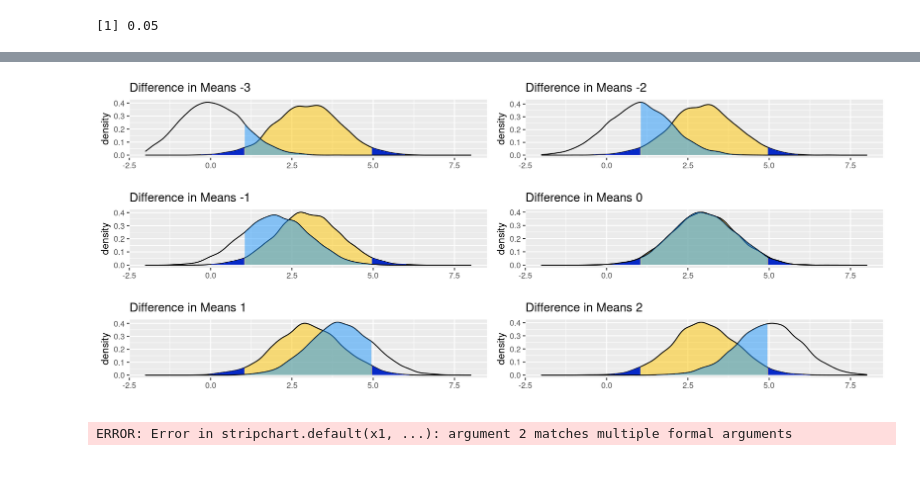
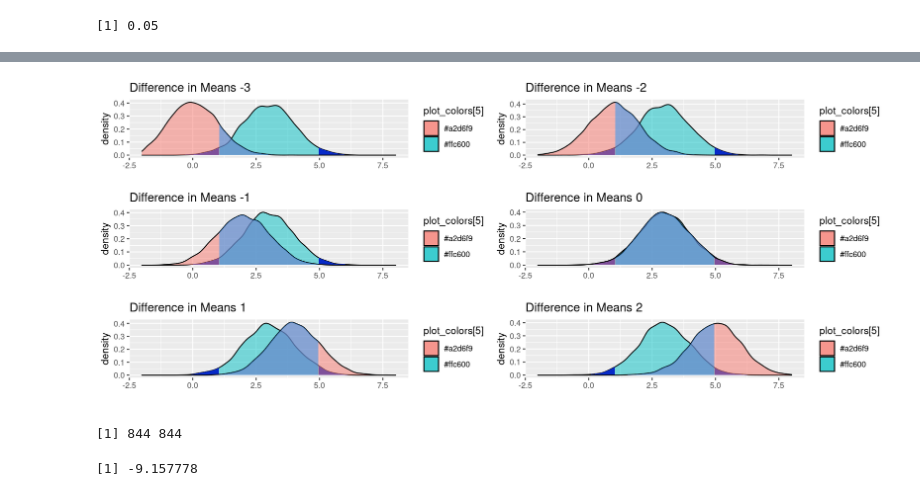
Before and after one commit to hkopanski/502_final_project, a Jupyter notebook: 502_Project.ipynb, the cells around one changed output, grey strips where cells are left out. Saved outputs shown, nothing was run; the diff lists cells and outputs as text; code cells hidden in the pictures.

```diff
--- a/502_Project.ipynb
+++ b/502_Project.ipynb
@@ -270,7 +272,7 @@ qchisq(0.95, 3)
 satterth <- function(s1, s2, n1, n2){
     term1 <- s1/n1
     term2 <- s2/n2
-    nu <- (term1 + term2)^2 / ((term1/(n1 - 1)) + (term2/(n2 - 1)))
+    nu <- (term1 + term2)^2 / ((term1^2/(n1 - 1)) + (term2^2/(n2 - 1)))
     return(floor(nu))
 }
 # %%
@@ -645,7 +647,7 @@ library(scales)
 set.seed(100)
 
 sim1 <- rnorm(500, 7, sqrt(1))
-sim2 <- rnorm(500, i, sqrt(1))
+sim2 <- rnorm(500, 6, sqrt(1))
 
 alpha1 <- qnorm(0.025, 7, sqrt(1))
 alpha2 <- qnorm(0.975, 7, sqrt(1))
@@ -677,6 +679,6 @@ ggplot(data = df_set) + geom_density(aes(H0), alpha = 0.5) +
                                ),
                             stat = "density", fill = "green"
                                  ) +
-                        xlim(0,10)
+                        xlim(0,10) + guides(fill = guide_legend(title = "Title"))
 # %% [output]
        H0               HA
@@ -690,5 +698,5 @@ ggplot(data = df_set) + geom_density(aes(H0), alpha = 0.5) +
 # %%
-options(warn=-1)
+options(warn=0)
 
 library(gridExtra)
 
@@ -714,7 +722,7 @@ for(i in 1:6){
     title_string <- sprintf("Difference in Means %i", (alt_means[i] - null_mean))
 
     plot_list[[i]]  <-
-    ggplot(data = df_set) + geom_density(aes(H0), alpha = 0.5, fill = plot_colors[5]) +
+    ggplot(data = df_set) + geom_density(aes(H0, fill = plot_colors[5]), alpha = 0.5) +
                             geom_area(
                                 aes(x = stage(H0, after_scale = oob_censor(x, c(-Inf, alpha1)
                                                                           )
@@ -729,7 +737,7 @@ for(i in 1:6){
                                    ),
                                 stat = "density", fill = plot_colors[1]
                                      ) +
-                            geom_density(aes(HA), alpha = 0.5) +
+                            geom_density(aes(HA, fill = plot_colors[3]), alpha = 0.5) +
                             geom_area(
                                 aes(x = stage(HA, after_scale = oob_censor(x, c(alpha1, alpha2)
                                                                           )
@@ -746,5 +770,54 @@ do.call(grid.arrange, plot_list)
-[figure, old version]
+[figure, new version]
-# %%
-plot( x = plot_list[1]$data["H0"], y = plot_list[1]$data["HA"])
-# %% [output]
-ERROR: Error in stripchart.default(x1, ...): argument 2 matches multiple formal arguments
+# %%
+set.seed(1)
+
+sum1 <- 0
+sum2 <- 0
+
+dofs <- list()
+
+for(i in 1:1000){
+
+x1 <- rnorm(70, 6, 2)
+x2 <- rnorm(70, 5, 2)
+
+f_pooled_variance(x1, x2)
+sample_variance(x1)
+sample_variance(x2)
+
+dofp <- length(x1) + length(x2) - 2
+
+ta1 <-  qt(alpha / 2, length(x1) + length(x2) - 2)
+ta2 <- qt(1 - alpha / 2, length(x1) + length(x2) - 2)
+
+t_stat1 <- (mean(x1) - mean(x2)) / (sqrt(f_pooled_variance(x1, x2)/length(x1) + f_pooled_variance(x1, x2)/length(x2)))
+
+    verd1 <- !between(t_stat1, ta1, ta2)
+
+    dofd <- satterth(sample_variance(x1), sample_variance(x2), length(x1), length(x2))
+
+    tb1 <- qt(alpha / 2, satterth(sample_variance(x1), sample_variance(x2), length(x1), length(x2)))
+    tb2 <- qt(1 - alpha / 2, satterth(sample_variance(x1), sample_variance(x2), length(x1), length(x2)))
+
+    t_stat2 <- (mean(x1) - mean(x2)) / (sqrt(sample_variance(x1)/length(x1) + sample_variance(x2)/length(x2)))
+
+    verd2 <- !between(t_stat2, tb1, tb2)
+
+    sum1 <- sum1 + verd1
+    sum2 <- sum2 + verd2
+
+    dofs[[i]] <- c(dofp, dofd)
+
+    }
+
+
+print(c(sum1, sum2))
+#print(c(ta1, t_stat1, ta2))
+#print(c(tb1, t_stat2, tb2))
+#print(c(verd1, verd2))
+# %% [output]
+[1] 844 844
+# %%
+mu_smoker - mu_nonsmoker
+# %% [output]
+[1] -9.157778
```
Also changed, not shown: parts of 12 cells of this notebook, 2 other files.
